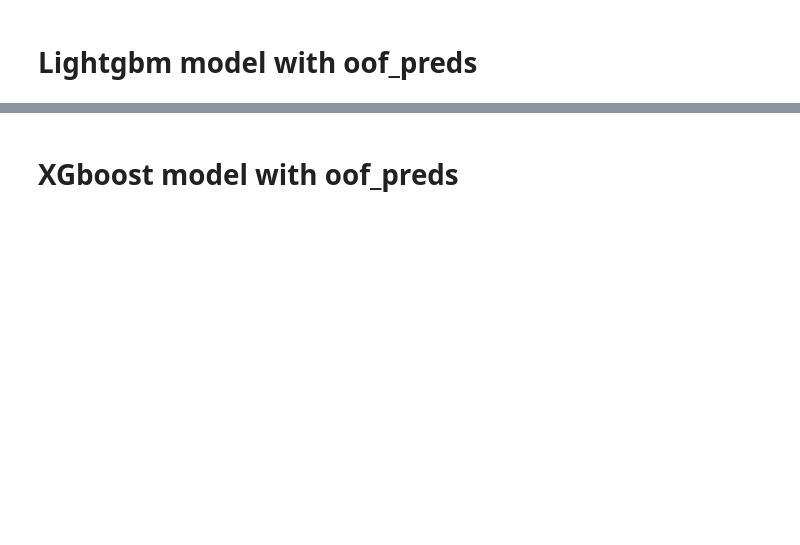
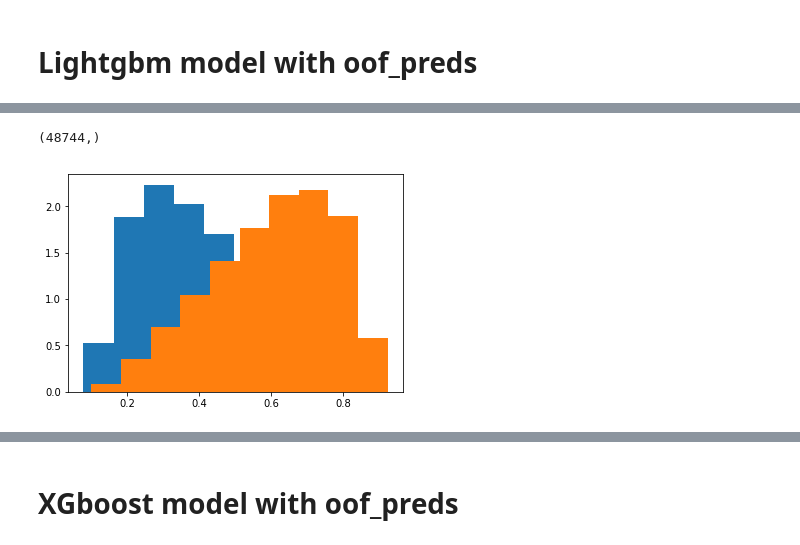
Before and after one commit to afhuertass/kaggle-homecredit, a Jupyter notebook: scripts/models_bkup.ipynb, the cells around one changed output, grey strips where cells are left out. Drawn from its saved outputs; the diff is of its cells as text; code cells hidden in the pictures; blank space fills up the shorter version.

```diff
--- a/scripts/models_bkup.ipynb
+++ b/scripts/models_bkup.ipynb
@@ -38,3 +61,6 @@ df_train.shape
 test_ids.shape
 # %% [output]
 (48744,)
+# %%
+df_train.columns = range( df_train.shape[1] )
+df_test.columns = range( df_test.shape[1] )
@@ -402,0 +453,5 @@ plt.show()
+# %%
+preds_ds = new_test.mean( axis = 1 )
+preds_ds.shape
+# %% [output]
+(48744,)
@@ -402,0 +460,8 @@ plt.show()
+# %%
+train_cv = new_train.mean( axis = 1 )
+
+plt.hist( train_cv[ labels_train == 0 ], density = True )
+plt.hist( train_cv[ labels_train == 1 ]  , density = True)
+plt.show()
+# %% [output]
+[figure, added]
```
Also changed, not shown: parts of 33 cells of this notebook, 11 other files.
